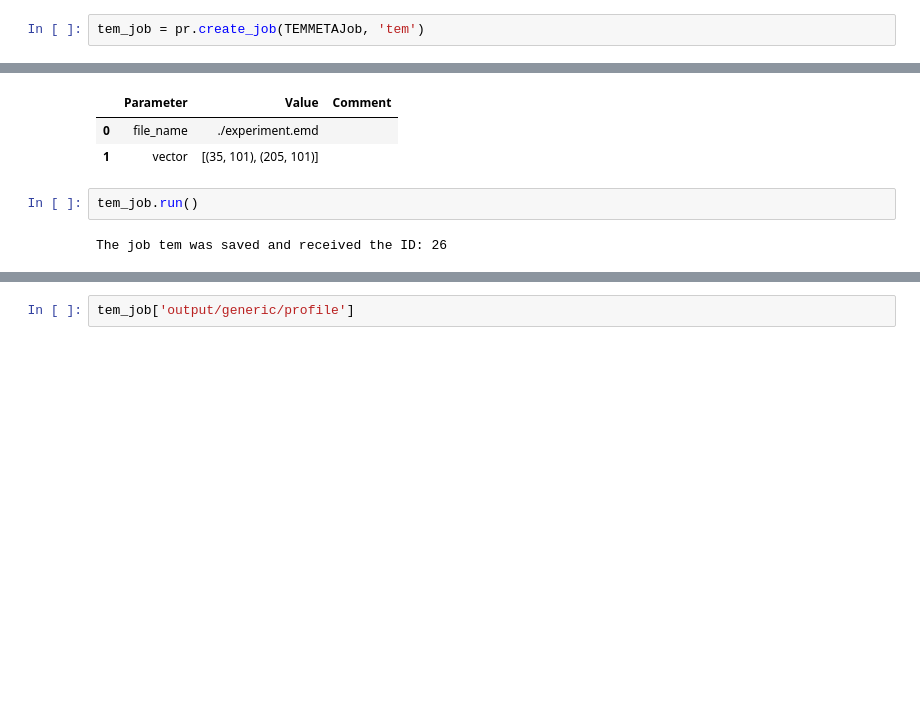
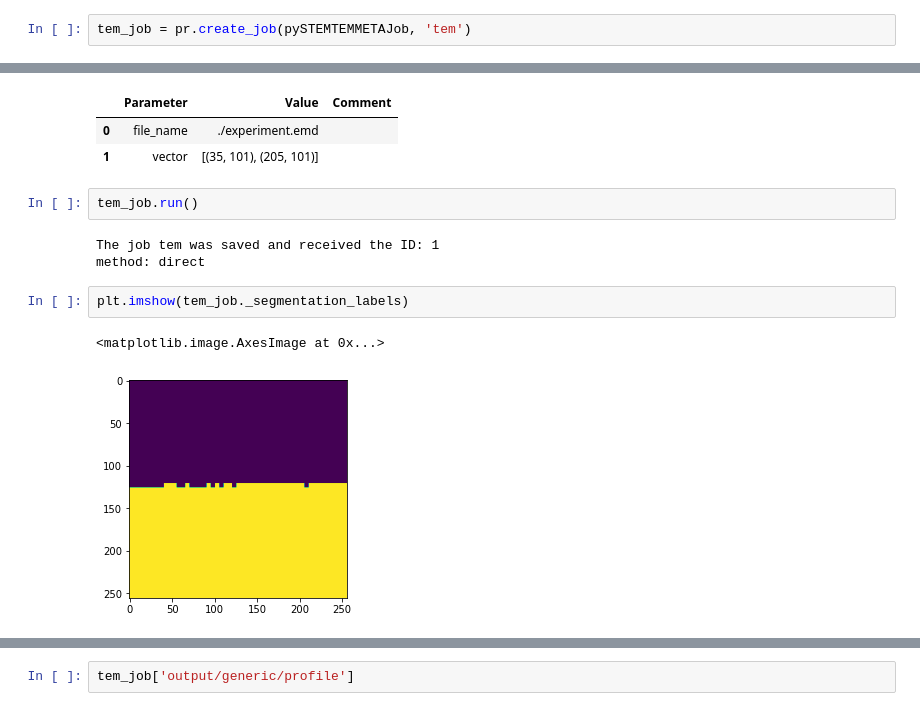
Before and after one commit to materialdigital/pyiron-pystem-temmeta, a Jupyter notebook: tem.ipynb, the cells around one changed output, grey strips where cells are left out. Saved outputs shown, nothing was run; the diff lists cells and outputs as text; blank space fills up the shorter version.

```diff
--- a/tem.ipynb
+++ b/tem.ipynb
@@ -13,5 +13,5 @@ This group does not exist in the HDF5 file tem
 # %%
-tem_job = pr.create_job(TEMMETAJob, 'tem')
+tem_job = pr.create_job(pySTEMTEMMETAJob, 'tem')
 # %%
 tem_job.file_name = "./experiment.emd"
 # %%
@@ -35,7 +33,13 @@ tem_job.input
 # %%
 tem_job.run()
 # %% [output]
-The job tem was saved and received the ID: 26
+The job tem was saved and received the ID: 1
+method: direct
+# %%
+plt.imshow(tem_job._segmentation_labels)
+# %% [output]
+<matplotlib.image.AxesImage at 0x...>
+[figure, added]
 # %%
 tem_job.plot_profile()
 # %% [output]
```
Also changed, not shown: parts of 8 cells of this notebook, 1 other file.
